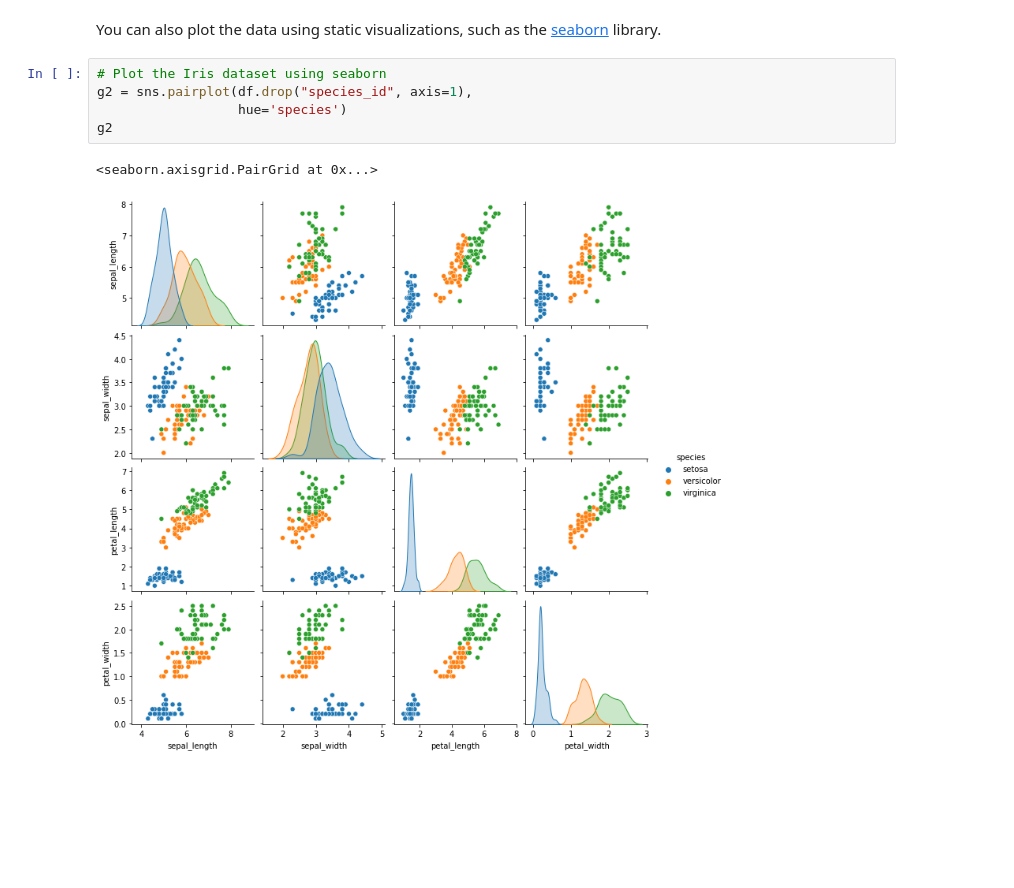
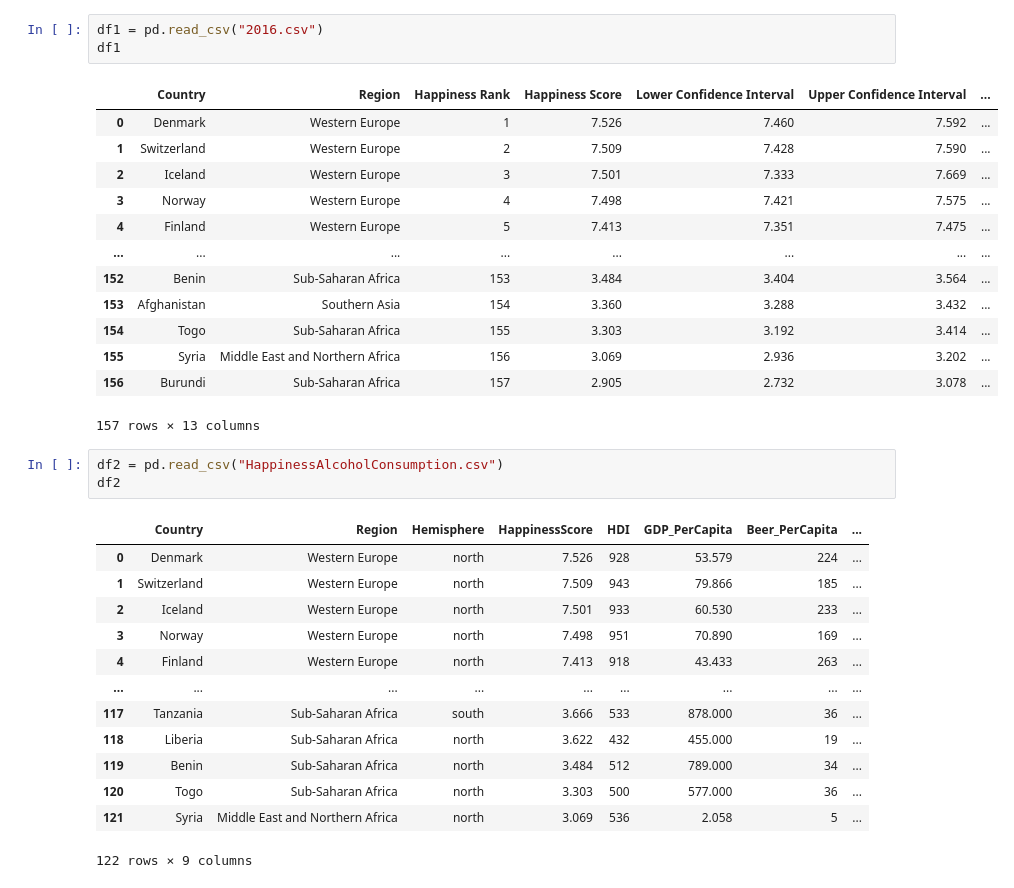
Before and after one commit to 14655837/IK-Jaar1-IV2, a Jupyter notebook: docs/notebook.ipynb, the cells around one changed output. Cells and saved outputs as stored; diff of their text form; blank space fills up the shorter version.

```diff
--- a/docs/notebook.ipynb
+++ b/docs/notebook.ipynb
@@ -56,10 +32,34 @@ g1
-# %% [markdown]
-You can also plot the data using static visualizations, such as the [seaborn](https://seaborn.pydata.org/#) library.
-# %%
-# Plot the Iris dataset using seaborn
-g2 = sns.pairplot(df.drop("species_id", axis=1),
-                  hue='species')
-g2
-# %% [output]
-<seaborn.axisgrid.PairGrid at 0x...>
-[figure, removed]
+# %%
+df1 = pd.read_csv("2016.csv")
+df1
+# %% [output]
+|  | Country | Region | Happiness Rank | Happiness Score | Lower Confidence Interval | Upper Confidence Interval | ... |
+| 0 | Denmark | Western Europe | 1 | 7.526 | 7.460 | 7.592 | ... |
+| 1 | Switzerland | Western Europe | 2 | 7.509 | 7.428 | 7.590 | ... |
+| 2 | Iceland | Western Europe | 3 | 7.501 | 7.333 | 7.669 | ... |
+| 3 | Norway | Western Europe | 4 | 7.498 | 7.421 | 7.575 | ... |
+| 4 | Finland | Western Europe | 5 | 7.413 | 7.351 | 7.475 | ... |
+| ... | ... | ... | ... | ... | ... | ... | ... |
+| 152 | Benin | Sub-Saharan Africa | 153 | 3.484 | 3.404 | 3.564 | ... |
+| 153 | Afghanistan | Southern Asia | 154 | 3.360 | 3.288 | 3.432 | ... |
+| 154 | Togo | Sub-Saharan Africa | 155 | 3.303 | 3.192 | 3.414 | ... |
+| 155 | Syria | Middle East and Northern Africa | 156 | 3.069 | 2.936 | 3.202 | ... |
+| 156 | Burundi | Sub-Saharan Africa | 157 | 2.905 | 2.732 | 3.078 | ... |
+157 rows × 13 columns
+# %%
+df2 = pd.read_csv("HappinessAlcoholConsumption.csv")
+df2
+# %% [output]
+|  | Country | Region | Hemisphere | HappinessScore | HDI | GDP_PerCapita | Beer_PerCapita | ... |
+| 0 | Denmark | Western Europe | north | 7.526 | 928 | 53.579 | 224 | ... |
+| 1 | Switzerland | Western Europe | north | 7.509 | 943 | 79.866 | 185 | ... |
+| 2 | Iceland | Western Europe | north | 7.501 | 933 | 60.530 | 233 | ... |
+| 3 | Norway | Western Europe | north | 7.498 | 951 | 70.890 | 169 | ... |
+| 4 | Finland | Western Europe | north | 7.413 | 918 | 43.433 | 263 | ... |
+| ... | ... | ... | ... | ... | ... | ... | ... | ... |
+| 117 | Tanzania | Sub-Saharan Africa | south | 3.666 | 533 | 878.000 | 36 | ... |
+| 118 | Liberia | Sub-Saharan Africa | north | 3.622 | 432 | 455.000 | 19 | ... |
+| 119 | Benin | Sub-Saharan Africa | north | 3.484 | 512 | 789.000 | 34 | ... |
+| 120 | Togo | Sub-Saharan Africa | north | 3.303 | 500 | 577.000 | 36 | ... |
+| 121 | Syria | Middle East and Northern Africa | north | 3.069 | 536 | 2.058 | 5 | ... |
+122 rows × 9 columns
```
Also changed, not shown: parts of 33 cells of this notebook.
